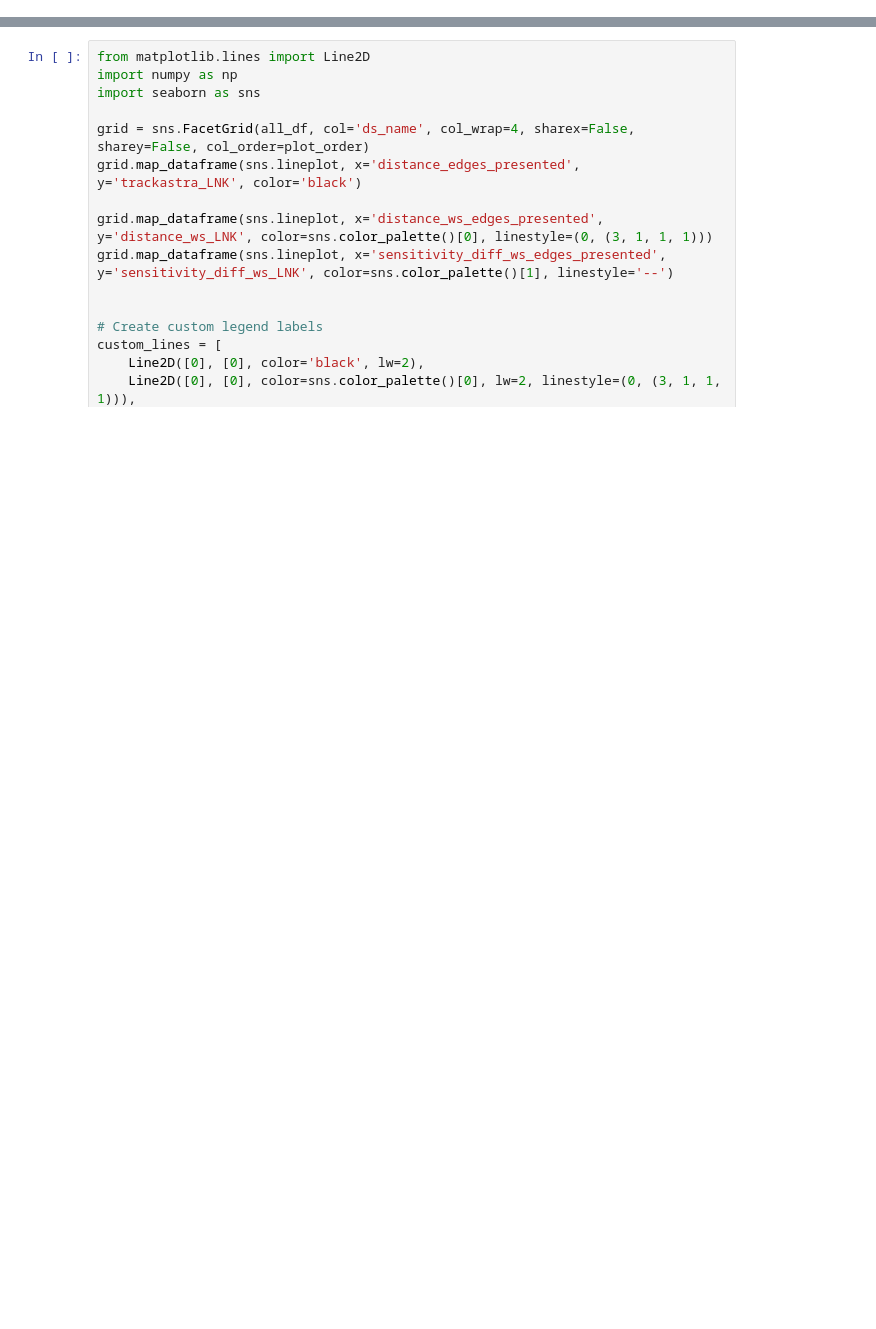
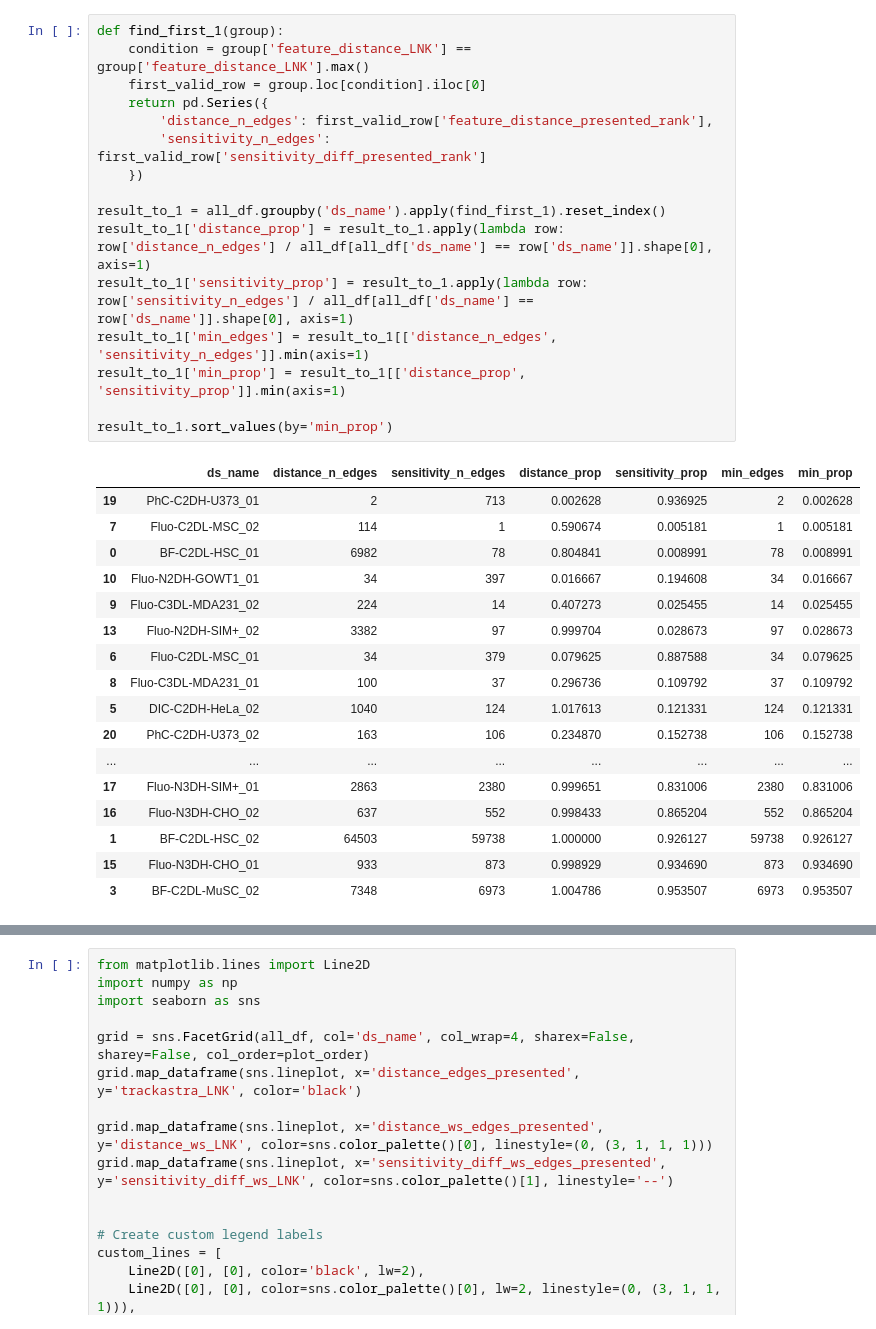
Before and after one commit to DragaDoncila/isbi25, a Jupyter notebook: plot_figures.ipynb, the cells around one changed output, grey strips where cells are left out. Drawn from its saved outputs; the diff is of its cells as text; blank space fills up the shorter version.

```diff
--- a/plot_figures.ipynb
+++ b/plot_figures.ipynb
@@ -234,0 +172,34 @@ result.sort_values(by='min_prop')
+# %%
+def find_first_1(group):
+    condition = group['feature_distance_LNK'] == group['feature_distance_LNK'].max()
+    first_valid_row = group.loc[condition].iloc[0]
+    return pd.Series({
+        'distance_n_edges': first_valid_row['feature_distance_presented_rank'],
+        'sensitivity_n_edges': first_valid_row['sensitivity_diff_presented_rank']
+    })
+
+result_to_1 = all_df.groupby('ds_name').apply(find_first_1).reset_index()
+result_to_1['distance_prop'] = result_to_1.apply(lambda row: row['distance_n_edges'] / all_df[all_df['ds_name'] == row['ds_name']].shape[0], axis=1)
+result_to_1['sensitivity_prop'] = result_to_1.apply(lambda row: row['sensitivity_n_edges'] / all_df[all_df['ds_name'] == row['ds_name']].shape[0], axis=1)
+result_to_1['min_edges'] = result_to_1[['distance_n_edges', 'sensitivity_n_edges']].min(axis=1)
+result_to_1['min_prop'] = result_to_1[['distance_prop', 'sensitivity_prop']].min(axis=1)
+
+result_to_1.sort_values(by='min_prop')
+# %% [output]
+|  | ds_name | distance_n_edges | sensitivity_n_edges | distance_prop | sensitivity_prop | min_edges | min_prop |
+| 19 | PhC-C2DH-U373_01 | 2 | 713 | 0.002628 | 0.936925 | 2 | 0.002628 |
+| 7 | Fluo-C2DL-MSC_02 | 114 | 1 | 0.590674 | 0.005181 | 1 | 0.005181 |
+| 0 | BF-C2DL-HSC_01 | 6982 | 78 | 0.804841 | 0.008991 | 78 | 0.008991 |
+| 10 | Fluo-N2DH-GOWT1_01 | 34 | 397 | 0.016667 | 0.194608 | 34 | 0.016667 |
+| 9 | Fluo-C3DL-MDA231_02 | 224 | 14 | 0.407273 | 0.025455 | 14 | 0.025455 |
+| 13 | Fluo-N2DH-SIM+_02 | 3382 | 97 | 0.999704 | 0.028673 | 97 | 0.028673 |
+| 6 | Fluo-C2DL-MSC_01 | 34 | 379 | 0.079625 | 0.887588 | 34 | 0.079625 |
+| 8 | Fluo-C3DL-MDA231_01 | 100 | 37 | 0.296736 | 0.109792 | 37 | 0.109792 |
+| 5 | DIC-C2DH-HeLa_02 | 1040 | 124 | 1.017613 | 0.121331 | 124 | 0.121331 |
+| 20 | PhC-C2DH-U373_02 | 163 | 106 | 0.234870 | 0.152738 | 106 | 0.152738 |
+| ... | ... | ... | ... | ... | ... | ... | ... |
+| 17 | Fluo-N3DH-SIM+_01 | 2863 | 2380 | 0.999651 | 0.831006 | 2380 | 0.831006 |
+| 16 | Fluo-N3DH-CHO_02 | 637 | 552 | 0.998433 | 0.865204 | 552 | 0.865204 |
+| 1 | BF-C2DL-HSC_02 | 64503 | 59738 | 1.000000 | 0.926127 | 59738 | 0.926127 |
+| 15 | Fluo-N3DH-CHO_01 | 933 | 873 | 0.998929 | 0.934690 | 873 | 0.934690 |
+| 3 | BF-C2DL-MuSC_02 | 7348 | 6973 | 1.004786 | 0.953507 | 6973 | 0.953507 |
```
Also changed, not shown: parts of 22 cells of this notebook, 2 other files.
